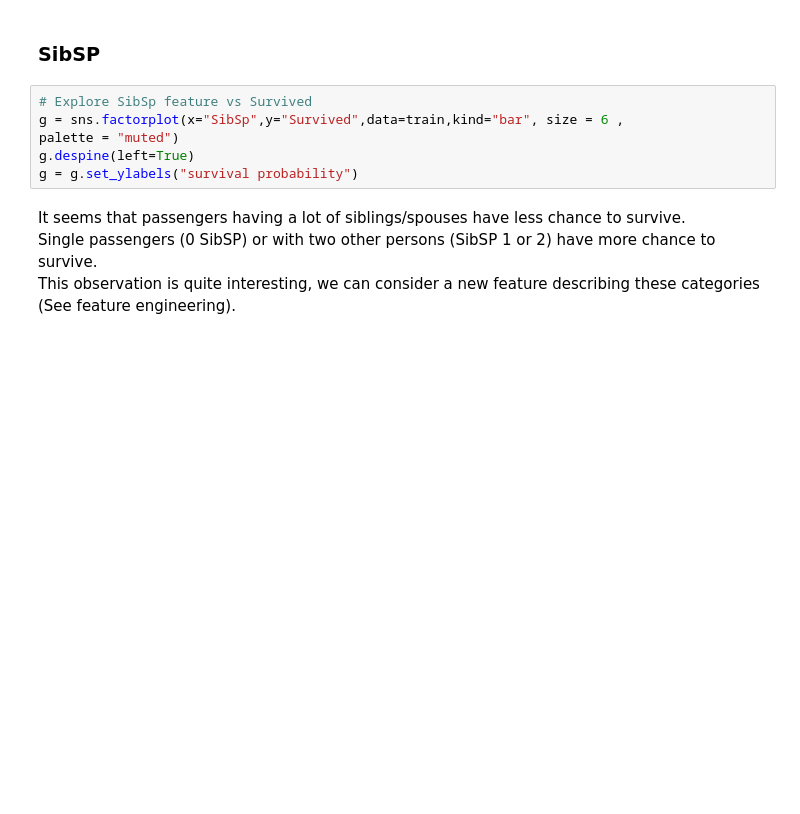
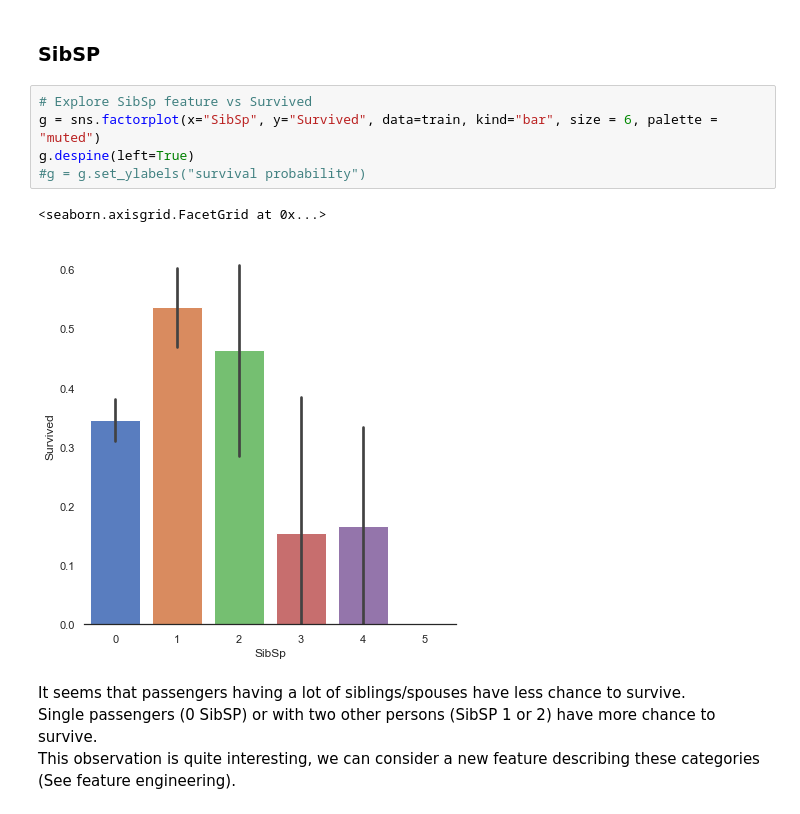
Before and after one commit to jglee087/Kaggle, a Jupyter notebook: Titanic/Titanic Ensemble Model.ipynb, the cells around one changed output. Cells and saved outputs as stored; diff of their text form; blank space fills up the shorter version.

```diff
--- a/Titanic/Titanic Ensemble Model.ipynb
+++ b/Titanic/Titanic Ensemble Model.ipynb
@@ -137,10 +213,12 @@ It doesn't mean that the other features are not usefull. Subpopulations in these
 ### SibSP
 # %%
 # Explore SibSp feature vs Survived
-g = sns.factorplot(x="SibSp",y="Survived",data=train,kind="bar", size = 6 ,
-palette = "muted")
+g = sns.factorplot(x="SibSp", y="Survived", data=train, kind="bar", size = 6, palette = "muted")
 g.despine(left=True)
-g = g.set_ylabels("survival probability")
+#g = g.set_ylabels("survival probability")
+# %% [output]
+<seaborn.axisgrid.FacetGrid at 0x...>
+[figure, added]
 # %% [markdown]
 It seems that passengers having a lot of siblings/spouses have less chance to survive.
 Single passengers (0 SibSP) or with two other persons (SibSP 1 or 2) have more chance to survive.
```
Also changed, not shown: parts of 57 cells of this notebook.
